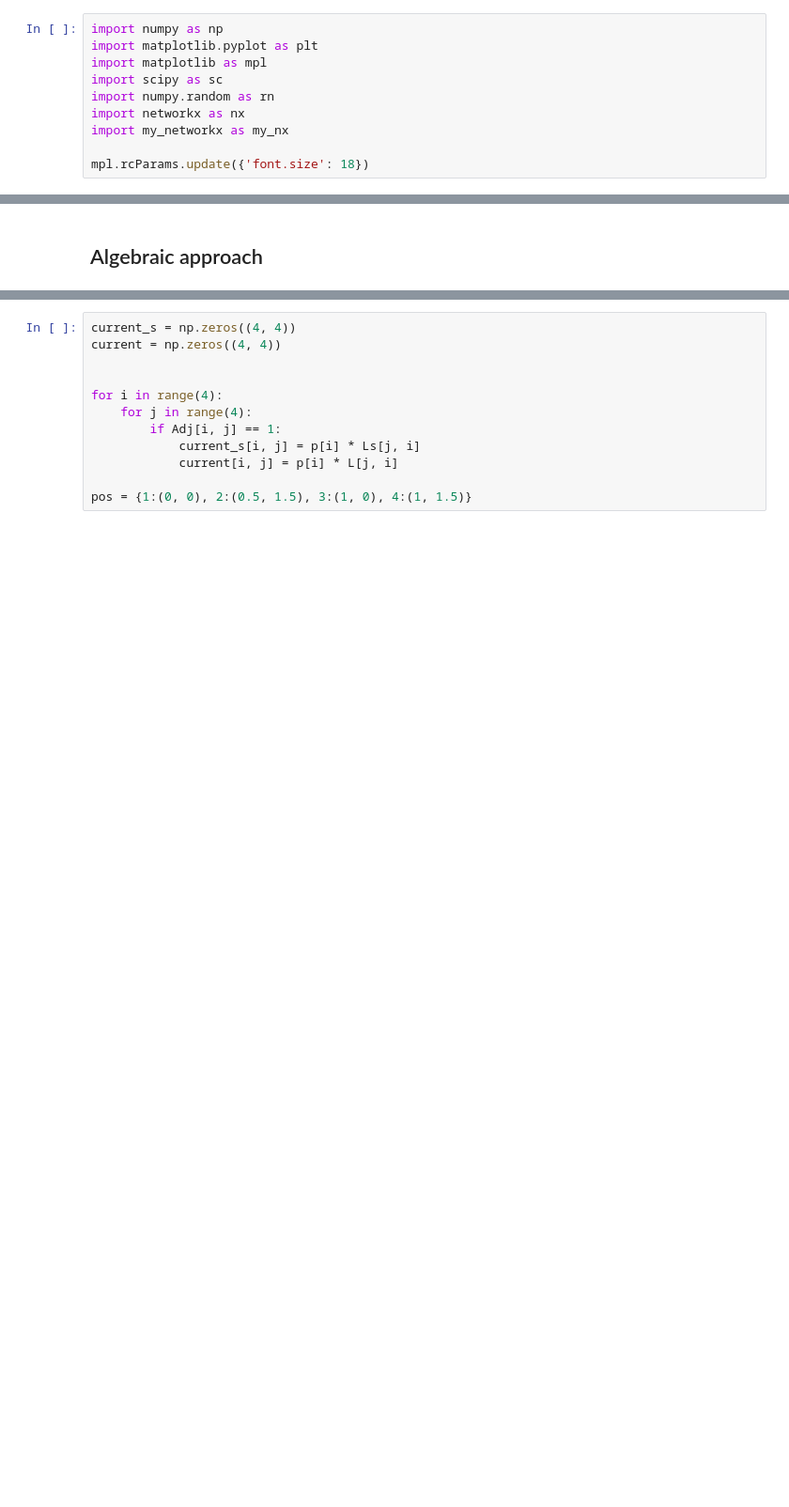
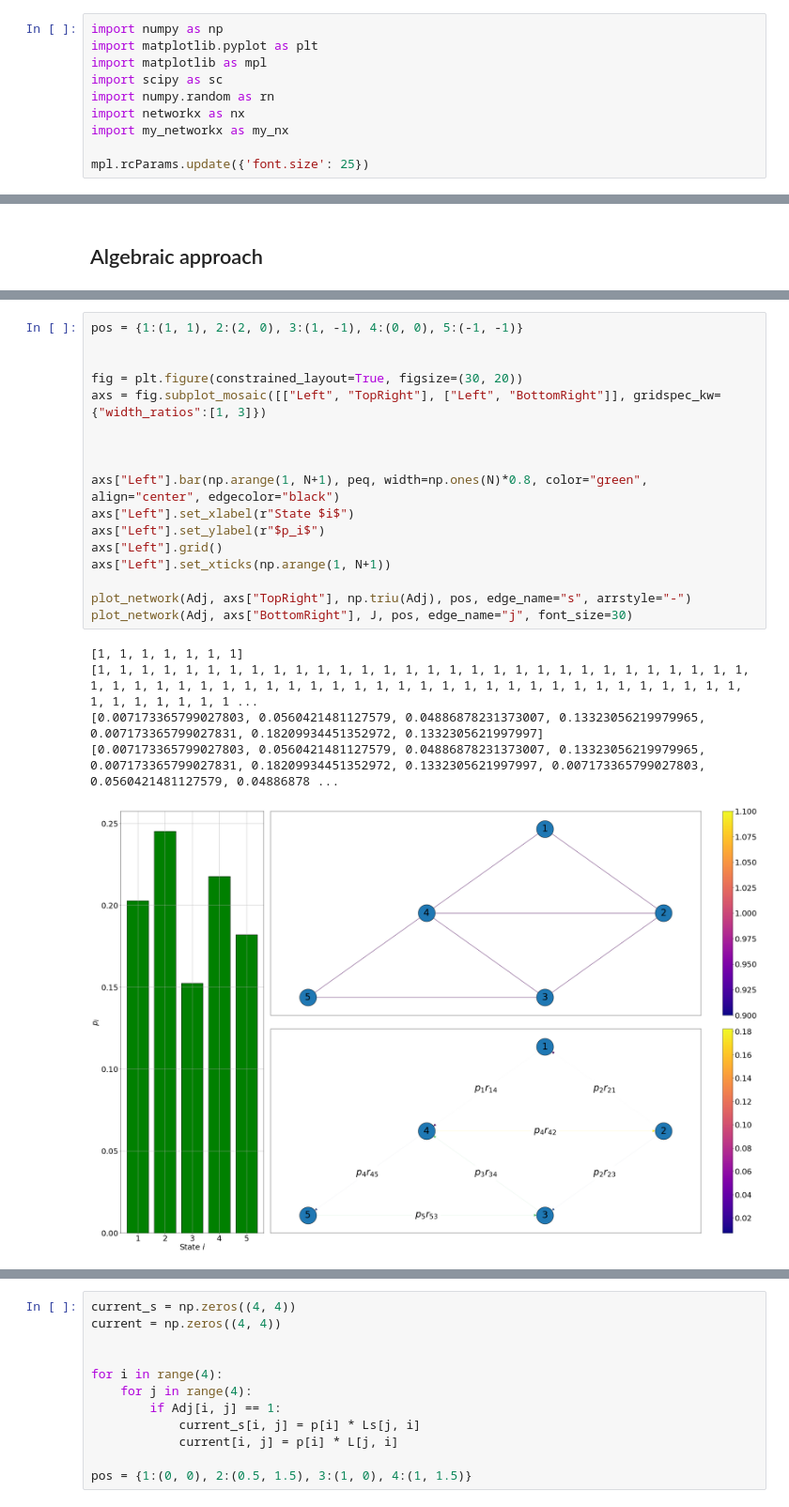
Before and after one commit to larstors/Master-Thesis, a Jupyter notebook: Code/affinity.ipynb, the cells around one changed output, grey strips where cells are left out. Shown: that part at 94% size. Drawn from its saved outputs; the diff is of its cells as text; blank space fills up the shorter version.

```diff
--- a/Code/affinity.ipynb
+++ b/Code/affinity.ipynb
@@ -7,7 +7,7 @@ import numpy.random as rn
 import networkx as nx
 import my_networkx as my_nx
 
-mpl.rcParams.update({'font.size': 18})
+mpl.rcParams.update({'font.size': 25})
 # %%
 A = np.array([[0, 1, 0, 0, 0, 0],[1, 0, 1, 0, 1, 0],[0, 1, 0, 1, 0, 0],[0, 0, 1, 0, 1, 0],[0, 1, 0, 1, 0, 1],[0, 0, 0, 0, 1, 0]])
 print(A)
@@ -206,0 +390,23 @@ def L_full(A: np.ndarray, E: np.ndarray, w: np.ndarray):
+# %%
+pos = {1:(1, 1), 2:(2, 0), 3:(1, -1), 4:(0, 0), 5:(-1, -1)}
+
+
+fig = plt.figure(constrained_layout=True, figsize=(30, 20))
+axs = fig.subplot_mosaic([["Left", "TopRight"], ["Left", "BottomRight"]], gridspec_kw={"width_ratios":[1, 3]})
+
+
+
+axs["Left"].bar(np.arange(1, N+1), peq, width=np.ones(N)*0.8, color="green", align="center", edgecolor="black")
+axs["Left"].set_xlabel(r"State $i$")
+axs["Left"].set_ylabel(r"$p_i$")
+axs["Left"].grid()
+axs["Left"].set_xticks(np.arange(1, N+1))
+
+plot_network(Adj, axs["TopRight"], np.triu(Adj), pos, edge_name="s", arrstyle="-")
+plot_network(Adj, axs["BottomRight"], J, pos, edge_name="j", font_size=30)
+# %% [output]
+[1, 1, 1, 1, 1, 1, 1]
+[1, 1, 1, 1, 1, 1, 1, 1, 1, 1, 1, 1, 1, 1, 1, 1, 1, 1, 1, 1, 1, 1, 1, 1, 1, 1, 1, 1, 1, 1, 1, 1, 1, 1, 1, 1, 1, 1, 1, 1, 1, 1, 1, 1, 1, 1, 1, 1, 1, 1, 1, 1, 1, 1, 1, 1, 1, 1, 1, 1, 1, 1, 1, 1, 1, 1, 1 ...
+[0.007173365799027803, 0.0560421481127579, 0.04886878231373007, 0.13323056219979965, 0.007173365799027831, 0.18209934451352972, 0.1332305621997997]
+[0.007173365799027803, 0.0560421481127579, 0.04886878231373007, 0.13323056219979965, 0.007173365799027831, 0.18209934451352972, 0.1332305621997997, 0.007173365799027803, 0.0560421481127579, 0.04886878 ...
+[figure, added]
```
Also changed, not shown: parts of 12 cells of this notebook, 5 other files.
